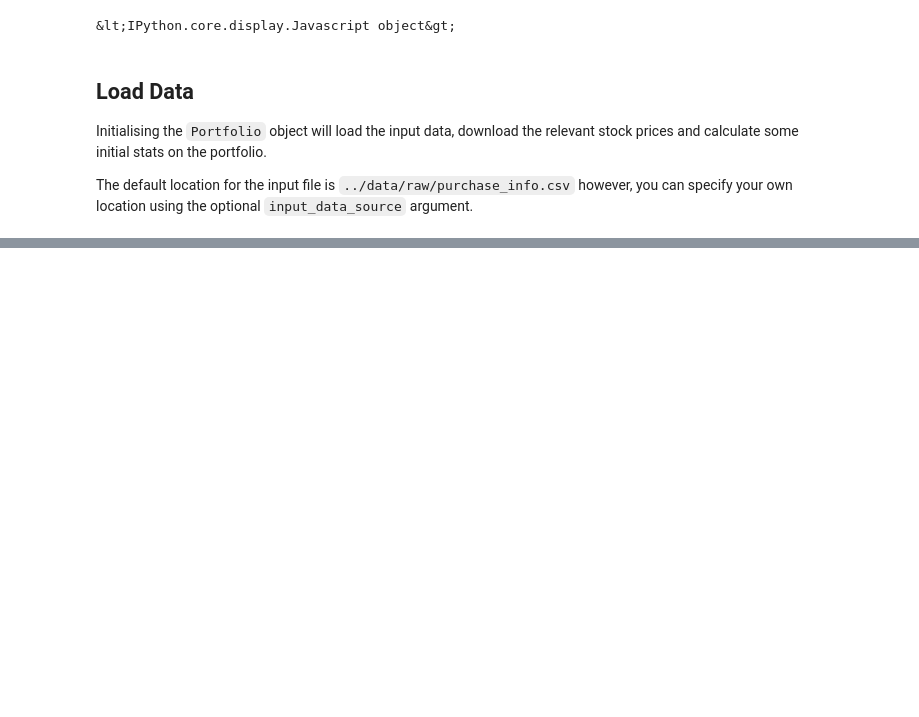
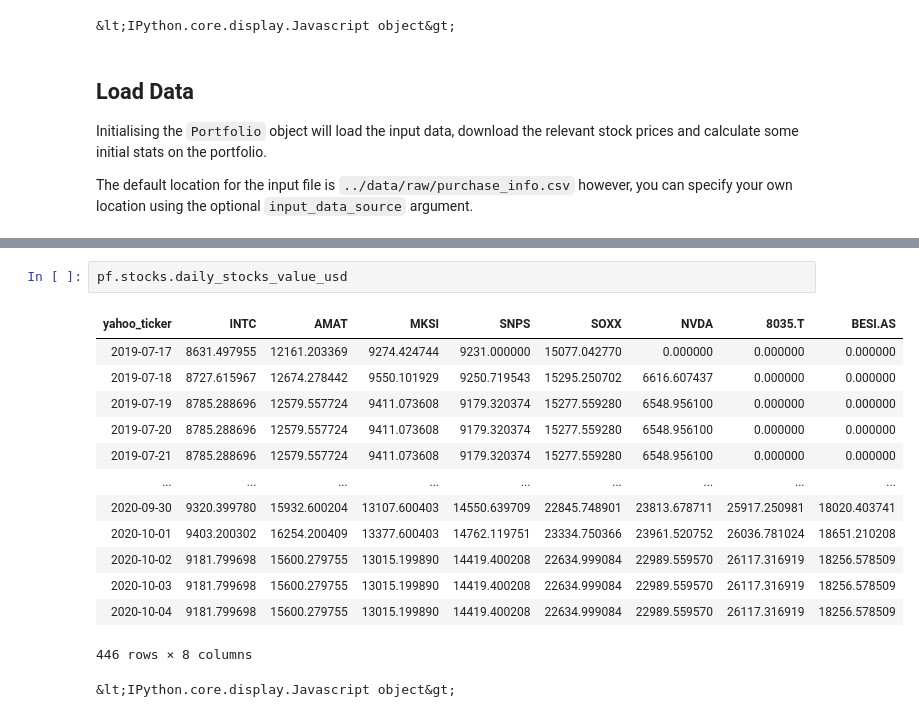
Before and after one commit to julian-west/python_portfolio_tracker, a Jupyter notebook: tutorials/loading_portfolio_data.ipynb, the cells around one changed output, grey strips where cells are left out. Saved outputs shown, nothing was run; the diff lists cells and outputs as text; blank space fills up the shorter version.

```diff
--- a/tutorials/loading_portfolio_data.ipynb
+++ b/tutorials/loading_portfolio_data.ipynb
@@ -73,0 +91,17 @@ plt.show()
+# %%
+pf.stocks.daily_stocks_value_usd
+# %% [output]
+| yahoo_ticker | INTC | AMAT | MKSI | SNPS | SOXX | NVDA | 8035.T | BESI.AS |
+| 2019-07-17 | 8631.497955 | 12161.203369 | 9274.424744 | 9231.000000 | 15077.042770 | 0.000000 | 0.000000 | 0.000000 |
+| 2019-07-18 | 8727.615967 | 12674.278442 | 9550.101929 | 9250.719543 | 15295.250702 | 6616.607437 | 0.000000 | 0.000000 |
+| 2019-07-19 | 8785.288696 | 12579.557724 | 9411.073608 | 9179.320374 | 15277.559280 | 6548.956100 | 0.000000 | 0.000000 |
+| 2019-07-20 | 8785.288696 | 12579.557724 | 9411.073608 | 9179.320374 | 15277.559280 | 6548.956100 | 0.000000 | 0.000000 |
+| 2019-07-21 | 8785.288696 | 12579.557724 | 9411.073608 | 9179.320374 | 15277.559280 | 6548.956100 | 0.000000 | 0.000000 |
+| ... | ... | ... | ... | ... | ... | ... | ... | ... |
+| 2020-09-30 | 9320.399780 | 15932.600204 | 13107.600403 | 14550.639709 | 22845.748901 | 23813.678711 | 25917.250981 | 18020.403741 |
+| 2020-10-01 | 9403.200302 | 16254.200409 | 13377.600403 | 14762.119751 | 23334.750366 | 23961.520752 | 26036.781024 | 18651.210208 |
+| 2020-10-02 | 9181.799698 | 15600.279755 | 13015.199890 | 14419.400208 | 22634.999084 | 22989.559570 | 26117.316919 | 18256.578509 |
+| 2020-10-03 | 9181.799698 | 15600.279755 | 13015.199890 | 14419.400208 | 22634.999084 | 22989.559570 | 26117.316919 | 18256.578509 |
+| 2020-10-04 | 9181.799698 | 15600.279755 | 13015.199890 | 14419.400208 | 22634.999084 | 22989.559570 | 26117.316919 | 18256.578509 |
+446 rows × 8 columns
+&lt;IPython.core.display.Javascript object&gt;
```
Also changed, not shown: parts of 7 cells of this notebook, 10 other files.
